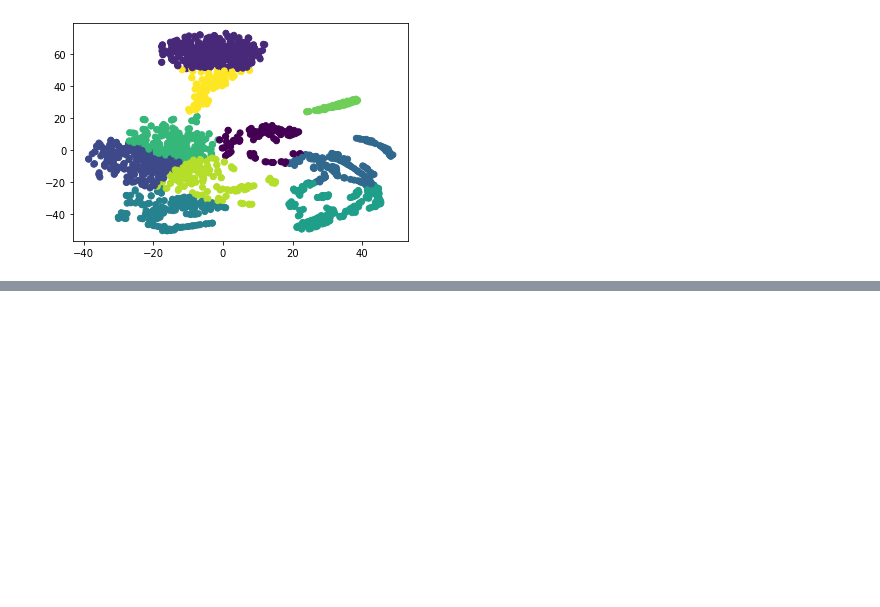
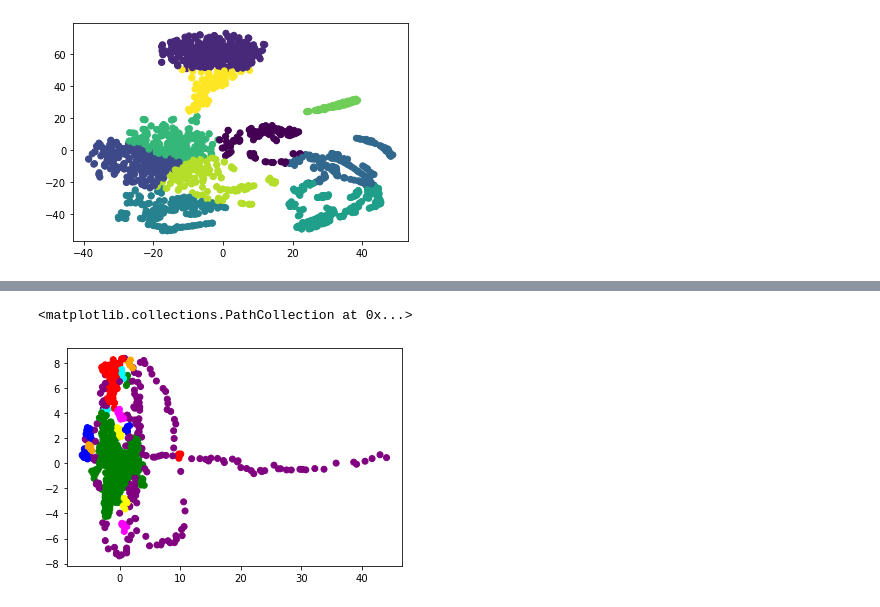
Before and after one commit to carsonmcbroom/ControlProject, a Jupyter notebook: PreprocessedData/Preprocessed_Reduced_Clustered.ipynb, the cells around one changed output, grey strips where cells are left out. Cells and saved outputs as stored; diff of their text form; code cells hidden in the pictures; blank space fills up the shorter version.

Commit message:
Finshed the clustering

```diff
--- a/PreprocessedData/Preprocessed_Reduced_Clustered.ipynb
+++ b/PreprocessedData/Preprocessed_Reduced_Clustered.ipynb
@@ -242,0 +259,10 @@ plt.scatter(tsne_data[:,0], tsne_data[:,1], c=p_tsne)
+# %%
+#0.5 looks like the point of maximum curvature
+db = DBSCAN(eps = 0.5).fit(svd_data)
+clusters = db.labels_
+color_list = ['green', 'blue', 'red', 'yellow',  'orange',  'magenta', 'cyan', 'purple']
+vectorizer = np.vectorize(lambda x: color_list[x % len(color_list)])
+plt.scatter(svd_data[:,0], svd_data[:,1], c = vectorizer(clusters))
+# %% [output]
+<matplotlib.collections.PathCollection at 0x...>
+[figure, added]
```
Also changed, not shown: parts of 19 cells of this notebook.
